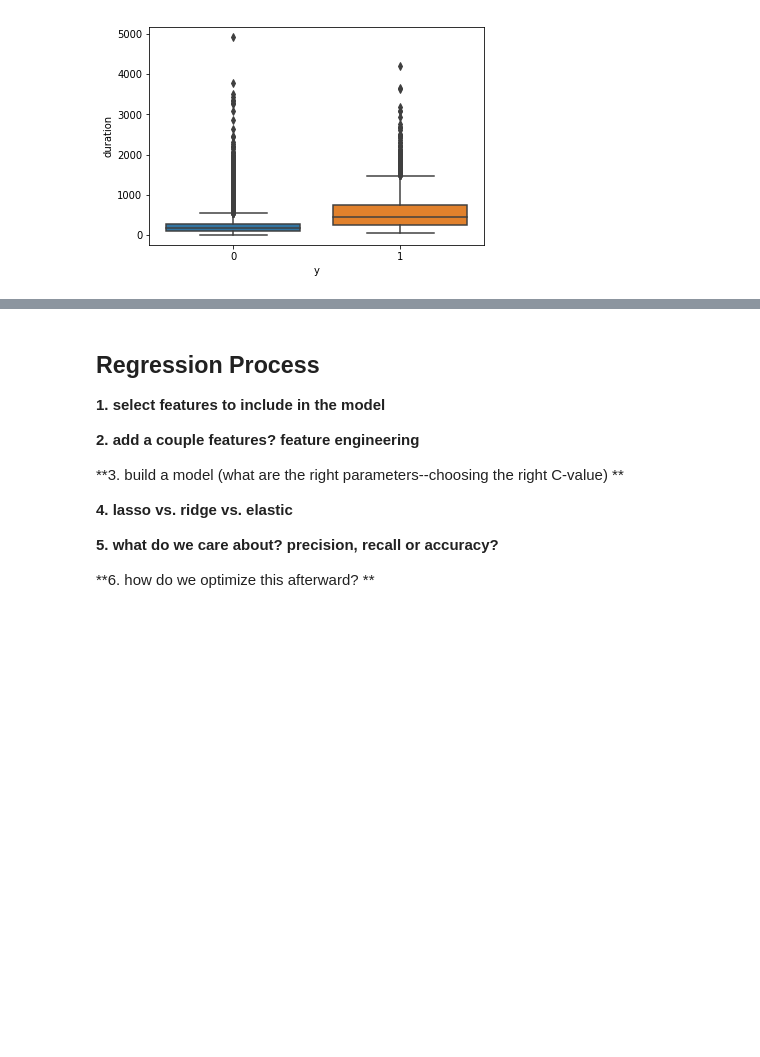
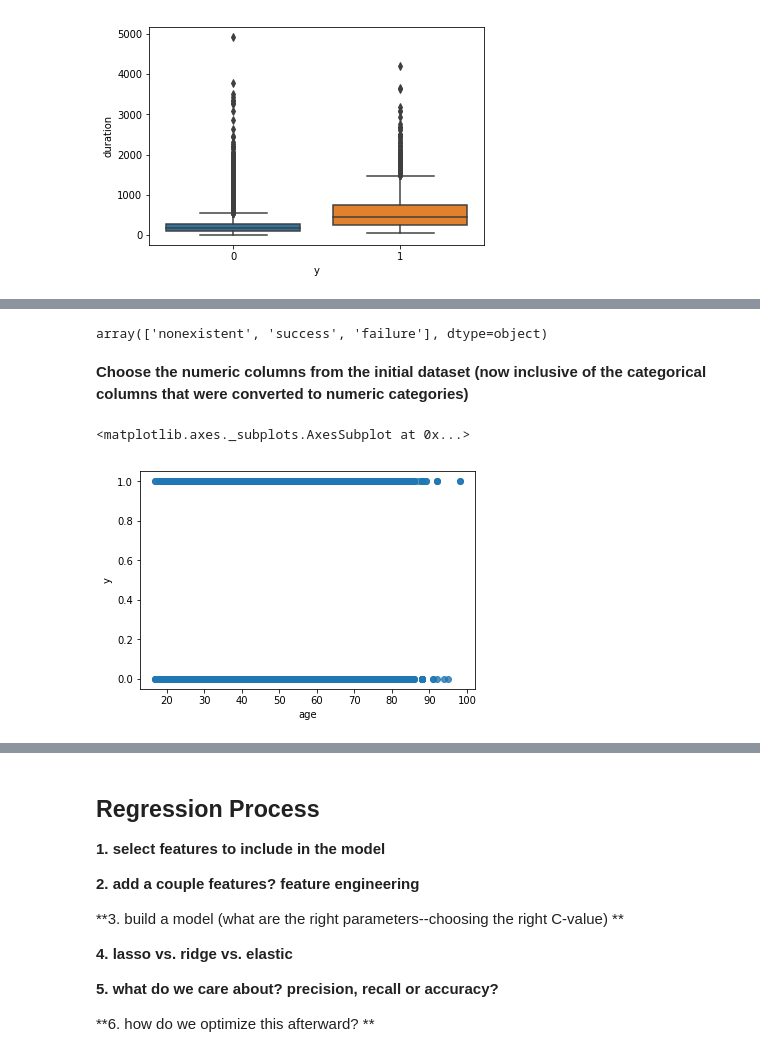
Before and after one commit to ayana-dawkins/GA_DS_Assignments, a Jupyter notebook: Assignment 3.ipynb, the cells around one changed output, grey strips where cells are left out. Drawn from its saved outputs; the diff is of its cells as text; code cells hidden in the pictures; blank space fills up the shorter version.

```diff
--- a/Assignment 3.ipynb
+++ b/Assignment 3.ipynb
@@ -124,0 +130,3 @@ sns.boxplot(x = 'y', y = 'duration', data = df)
+# %%
+#ames = ames.replace({"GarageCond": {"None": 0, "Po": 1, "Fa": 2, "TA": 3, "Gd": 4, "Ex": 5}})
+df = df.replace({"month": {"mar": 3, "apr": 4, "may": 5, "jun": 6, "jul": 7, "aug": 8, "sep": 9, "oct": 10, "nov": 11, "dec": 12}})
@@ -124,0 +149,8 @@ sns.boxplot(x = 'y', y = 'duration', data = df)
+# %%
+df.poutcome.unique()
+# %% [output]
+array(['nonexistent', 'success', 'failure'], dtype=object)
+# %%
+df = df.replace({"poutcome": {"nonexistent": 2, "success": 1, "failure": 0}})
+# %% [markdown]
+**Choose the numeric columns from the initial dataset (now inclusive of the categorical columns that were converted to numeric categories)**
@@ -124,0 +162,5 @@ sns.boxplot(x = 'y', y = 'duration', data = df)
+# %%
+sns.regplot(x=df['age'], y=df['y'], fit_reg=False)
+# %% [output]
+<matplotlib.axes._subplots.AxesSubplot at 0x...>
+[figure, added]
```
Also changed, not shown: parts of 8 cells of this notebook.
